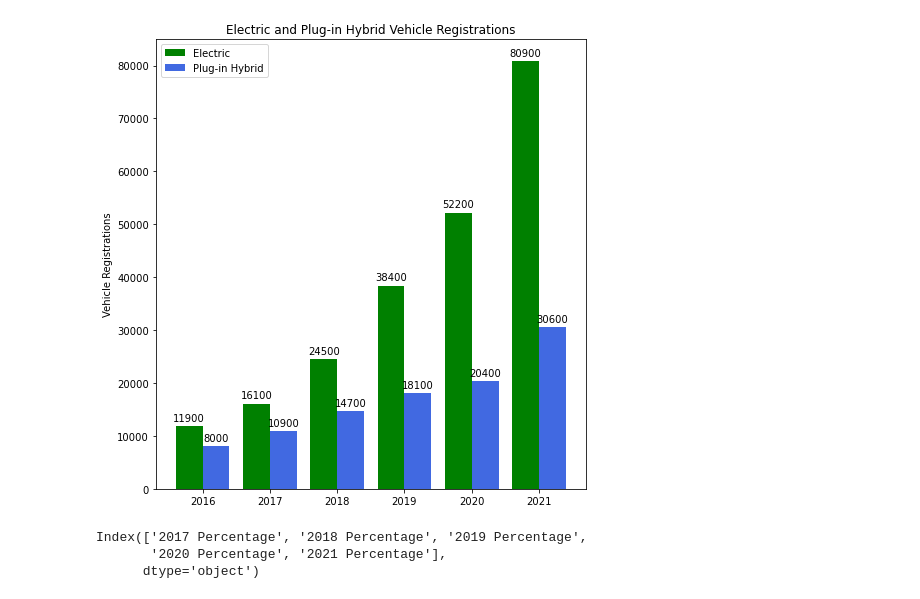
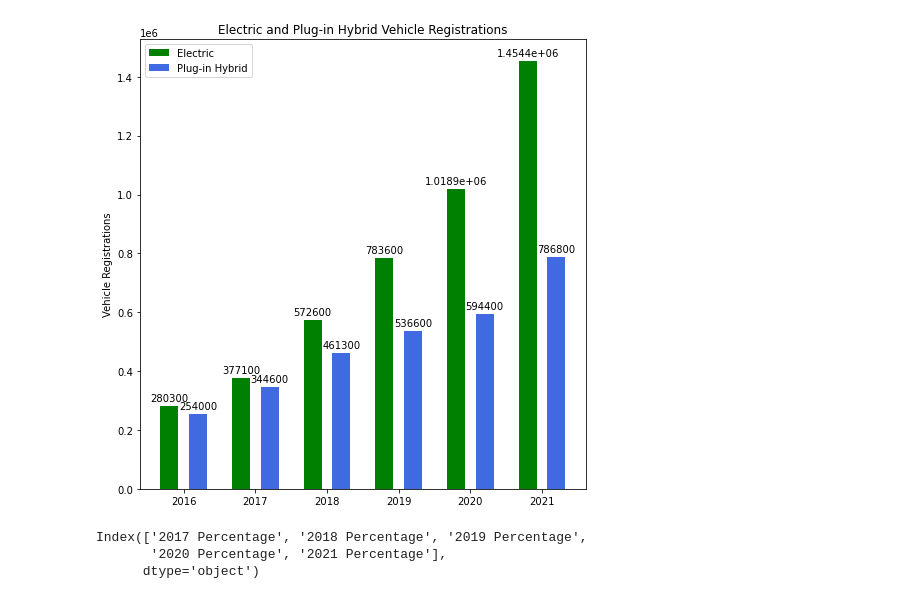
Before and after one commit to nhle95/Project1_group4, a Jupyter notebook: Is EV on the rise.ipynb, the cells around one changed output. Cells and saved outputs as stored; diff of their text form; code cells hidden in the pictures.

Commit message:
update first question visualization

```diff
--- a/Is EV on the rise.ipynb
+++ b/Is EV on the rise.ipynb
@@ -38,30 +38,30 @@ cars_2017_rename =cars_2017df.rename(columns={"Texas":'2017'}).reset_index(level
 #clean 2018 vehicle registration and create a 2018 vehicle dataframe
 reg_2018['Electric (EV)'] = reg_2018['Electric (EV)'].astype(int)
 reg_2018_final = reg_2018.set_index('State') #turn State to index
-cars_2018 = reg_2018_final.loc['Texas',:] #choose only Texas
+cars_2018 = reg_2018_final.loc['United States',:] #choose only Texas
 cars_2018df = cars_2018.to_frame() #convert series to dataframe
-cars_2018_rename =cars_2018df.rename(columns={"Texas":'2018'}).reset_index(level=0) #rename Texas to Year to merge later and reset index for merge
+cars_2018_rename =cars_2018df.rename(columns={"United States":'2018'}).reset_index(level=0) #rename Texas to Year to merge later and reset index for merge
 # %%
 #clean 2019 vehicle registration and create a 2019 vehicle dataframe
 reg_2019['Electric (EV)'] = reg_2019['Electric (EV)'].astype(int)
 reg_2019_final = reg_2019.set_index('State') #turn State to index
-cars_2019 = reg_2019_final.loc['Texas',:] #choose only Texas
+cars_2019 = reg_2019_final.loc['United States',:] #choose only Texas
 cars_2019df = cars_2019.to_frame() #convert series to dataframe
-cars_2019_rename = cars_2019df.rename(columns={"Texas":'2019'}).reset_index(level=0) #rename Texas to Year to merge later and reset index for merge #rename Texas to Year to merge later
+cars_2019_rename = cars_2019df.rename(columns={"United States":'2019'}).reset_index(level=0) #rename Texas to Year to merge later and reset index for merge #rename Texas to Year to merge later
 # %%
 #clean 2020 vehicle registration and create a 2020 vehicle dataframe
 reg_2020['Electric (EV)'] = reg_2020['Electric (EV)'].astype(int)
 reg_2020_final = reg_2020.set_index('State') #turn State to index
-cars_2020 = reg_2020_final.loc['Texas',:] #choose only Texas
+cars_2020 = reg_2020_final.loc['United States',:] #choose only Texas
 cars_2020df = cars_2020.to_frame() #convert series to dataframe
-cars_2020_rename = cars_2020df.rename(columns={"Texas":'2020'}).reset_index(level=0) #rename Texas to Year to merge later and reset index for merge #rename Texas to Year to merge later
+cars_2020_rename = cars_2020df.rename(columns={"United States":'2020'}).reset_index(level=0) #rename Texas to Year to merge later and reset index for merge #rename Texas to Year to merge later
 # %%
 #clean 2021 vehicle registration and create a 2021 vehicle dataframe
 reg_2021['Electric (EV)'] = reg_2021['Electric (EV)'].astype(int)
 reg_2021_final = reg_2021.set_index('State') #turn State to index
-cars_2021 = reg_2021_final.loc['Texas',:] #choose only Texas
+cars_2021 = reg_2021_final.loc['United States',:] #choose only Texas
 cars_2021df = cars_2021.to_frame() #convert series to dataframe
-cars_2021_rename = cars_2021df.rename(columns={"Texas":'2021'}).reset_index(level=0) #rename Texas to Year to merge later and reset index for merge #rename Texas to Year to merge later
+cars_2021_rename = cars_2021df.rename(columns={"United States":'2021'}).reset_index(level=0) #rename Texas to Year to merge later and reset index for merge #rename Texas to Year to merge later
 # %%
 cars_reg_2016_2017 = pd.merge(cars_2016_rename,cars_2017_rename) #merge dataframe
 cars_reg_2018_2019 = pd.merge(cars_2018_rename,cars_2019_rename)
@@ -82,24 +97,24 @@ cars_reg_by_year_graph['2021']=cars_reg_by_year_graph['2021'].astype(int)
 # %%
 #graph second visualization
 Electric1 = cars_reg_by_year_graph.loc['Electric (EV)',:]
 Plugin1 = cars_reg_by_year_graph.loc['Plug-In Hybrid Electric (PHEV)',:]
 x = np.arange(len(graph_key))  # the label locations
-width = 0.40 # the width of the bars
+width = 0.25 # the width of the bars
 fig, ax = plt.subplots()
-bar1 = ax.bar(x - width/2, Electric1, width, label='Electric',color ='green')
-bar2 = ax.bar(x + width/2, Plugin1, width, label='Plug-in Hybrid',color = 'royalblue')
+bar1 = ax.bar(x - width/1.25, Electric1, width, label='Electric',color ='green')
+bar2 = ax.bar(x + width/1.25, Plugin1, width, label='Plug-in Hybrid',color = 'royalblue')
 ax.set_ylabel('Vehicle Registrations')
 ax.set_title('Electric and Plug-in Hybrid Vehicle Registrations')
 ax.set_xticks(x, graph_key)
 ax.legend()
 ax.bar_label(bar1, padding=3)
 ax.bar_label(bar2, padding=3)
 fig.tight_layout()
 plt.rcParams['figure.figsize']=(7,7) # Change plot size:
 plt.savefig('output/Electric and Plug-in Hybrid Vehicle Registrations.jpeg')
 plt.show()
 # %% [output]
-[figure, old version]
+[figure, new version]
 # %%
 EV_Gasoline = cars_reg_by_year.loc[[0,1,9],:]
 EV_Gasoline  = EV_Gasoline.set_index('Type')
```
Also changed, not shown: parts of 5 cells of this notebook, 2 other files.
